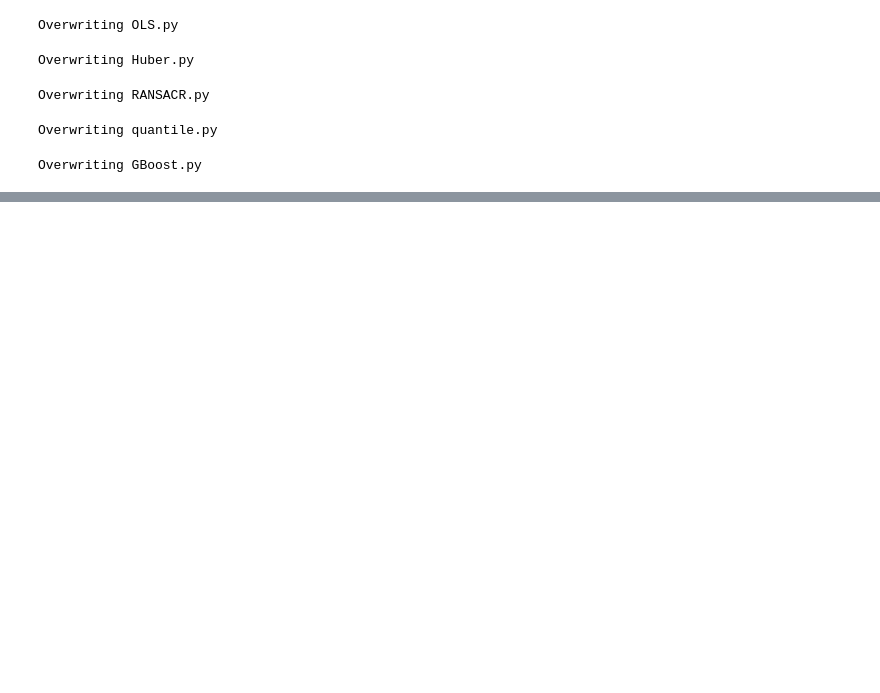
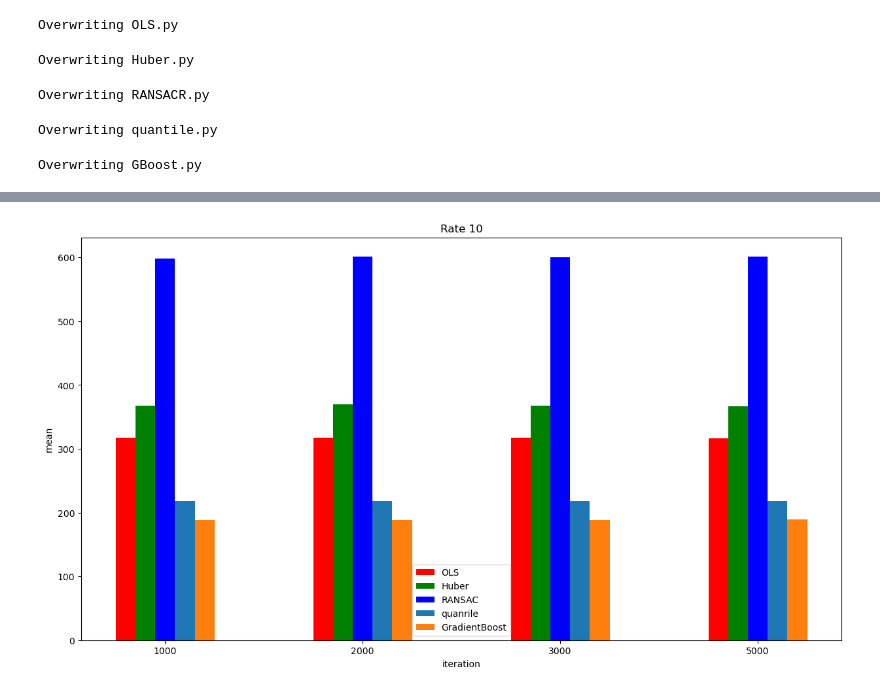
Before and after one commit to TingtingS123/Prediction-Intervals-of-Valuation-for-Large-Portfolio-of-Variable-Annuity-Based-on-Bootstrapping-, a Jupyter notebook: FinalVersion.ipynb, the cells around one changed output, grey strips where cells are left out. Drawn from its saved outputs; the diff is of its cells as text; code cells hidden in the pictures; blank space fills up the shorter version.

```diff
--- a/FinalVersion.ipynb
+++ b/FinalVersion.ipynb
@@ -518,0 +581,33 @@ Comparison  Statistic  p-value  Lower CI  Upper CI
+# %%
+mean_list = np.zeros((3,4))
+modelname = ["OLS","Huber","RANSAC","quantile","GradientBoost"]
+labels = []
+OLS,Huber,RANSAC,quantile,GradientBoost = [],[],[],[],[]
+# for rate in rate_list:
+rate = 10
+OLS,Huber,RANSAC,quantile,GradientBoost = [],[],[],[],[]
+for ite in itera:
+    OLS.append(readfile("OLS",rate,ite)["width"].mean())
+    Huber.append(readfile("Huber",rate,ite)["width"].mean())
+    RANSAC.append(readfile("RANSAC",rate,ite)["width"].mean())
+    quantile.append(readfile("quantile",rate,ite)["width"].mean())
+    GradientBoost.append(readfile("GradientBoost",rate,ite)["width"].mean())
+    labels.append("{}_{}".format(rate,ite))
+plt.figure(figsize=(15,8))
+N = 4
+ind = np.arange(N)
+width = 0.1
+bar1 = plt.bar(ind-width, OLS, width, color = 'r')
+bar2 = plt.bar(ind, Huber, width, color='g')
+bar3 = plt.bar(ind +width , RANSAC, width, color = 'b')
+bar4 = plt.bar(ind+width*2, quantile, width)
+bar5 = plt.bar(ind+width*3, GradientBoost, width)
+plt.xlabel("iteration")
+plt.ylabel('mean')
+plt.title("Rate {}".format(rate))
+
+plt.xticks(ind+width,['1000','2000','3000','5000'])
+plt.legend( (bar1, bar2, bar3, bar4, bar5), ('OLS','Huber','RANSAC','quantile','GradientBoost') )
+plt.show()
+# %% [output]
+[figure, added]
```
Also changed, not shown: parts of 8 cells of this notebook.
